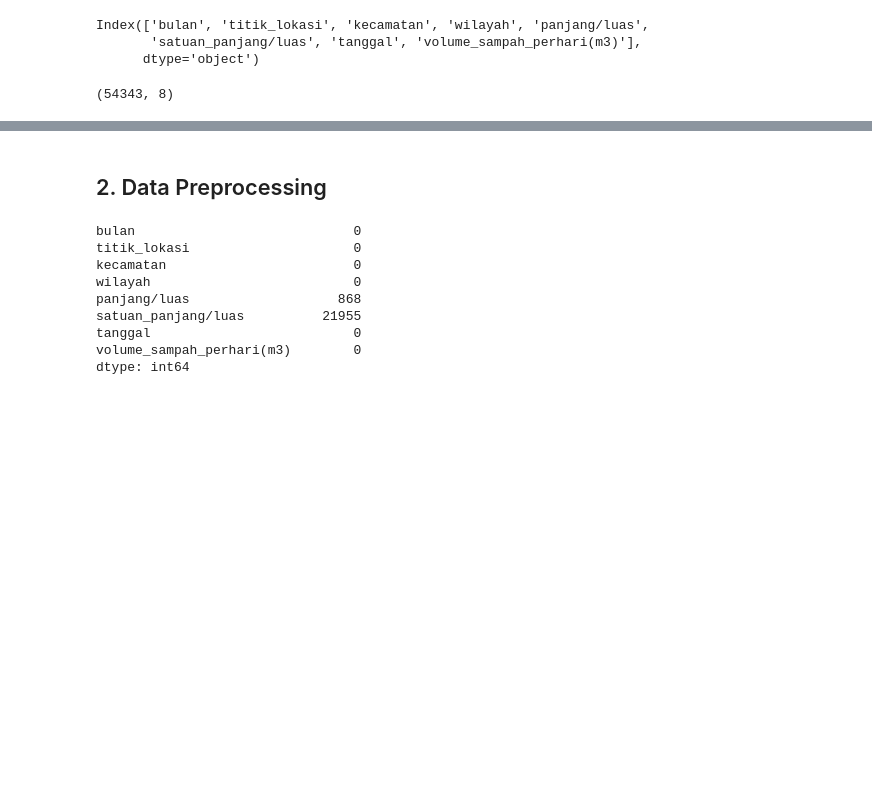
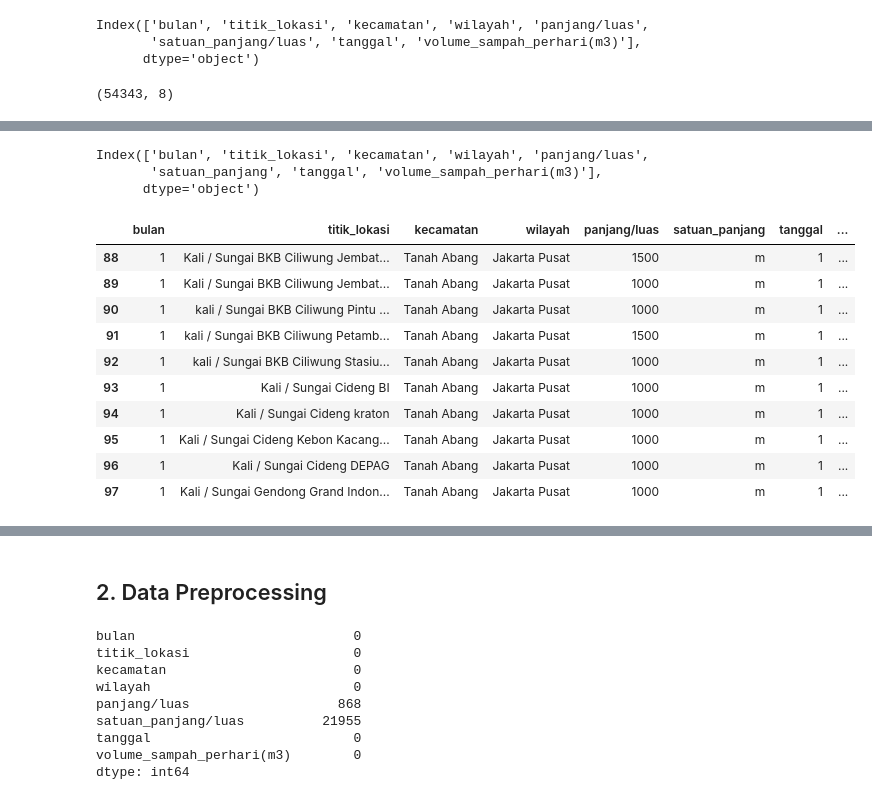
Before and after one commit to pramudianzaheka92/ProjectTugasAkhir, a Jupyter notebook: 1 - 2021/Prediksi Tingkat Pengangkutan Volume Sampah di Bulan Januari 2021.ipynb, the cells around one changed output, grey strips where cells are left out. Saved outputs shown, nothing was run; the diff lists cells and outputs as text; code cells hidden in the pictures; blank space fills up the shorter version.

Commit message:
Mengupdate Data Visualisasi serta Memberikan Hasil Analisa

```diff
--- a/1 - 2021/Prediksi Tingkat Pengangkutan Volume Sampah di Bulan Januari 2021.ipynb
+++ b/1 - 2021/Prediksi Tingkat Pengangkutan Volume Sampah di Bulan Januari 2021.ipynb
@@ -127 +127,26 @@ hektar       31
 Name: satuan_panjang/luas, dtype: int64
+# %%
+# Mengubah nama kolom satuan_panjang/luas menjadi satuan_panjang
+rename_column_data = data_januari.rename(columns={"satuan_panjang/luas":"satuan_panjang"})
+
+rename_column_data.columns
+# %% [output]
+Index(['bulan', 'titik_lokasi', 'kecamatan', 'wilayah', 'panjang/luas',
+       'satuan_panjang', 'tanggal', 'volume_sampah_perhari(m3)'],
+      dtype='object')
+# %%
+# Memisahkan semua data yang memiliki kecamatan = Tanah Abang
+data_tanah_abang = rename_column_data[rename_column_data.kecamatan == "Tanah Abang"]
+data_tanah_abang.head(10)
+# %% [output]
+|  | bulan | titik_lokasi | kecamatan | wilayah | panjang/luas | satuan_panjang | tanggal | ... |
+| 88 | 1 | Kali / Sungai BKB Ciliwung Jembat... | Tanah Abang | Jakarta Pusat | 1500 | m | 1 | ... |
+| 89 | 1 | Kali / Sungai BKB Ciliwung Jembat... | Tanah Abang | Jakarta Pusat | 1000 | m | 1 | ... |
+| 90 | 1 | kali / Sungai BKB Ciliwung Pintu ... | Tanah Abang | Jakarta Pusat | 1000 | m | 1 | ... |
+| 91 | 1 | kali / Sungai BKB Ciliwung Petamb... | Tanah Abang | Jakarta Pusat | 1500 | m | 1 | ... |
+| 92 | 1 | kali / Sungai BKB Ciliwung Stasiu... | Tanah Abang | Jakarta Pusat | 1000 | m | 1 | ... |
+| 93 | 1 | Kali / Sungai Cideng BI | Tanah Abang | Jakarta Pusat | 1000 | m | 1 | ... |
+| 94 | 1 | Kali / Sungai Cideng kraton | Tanah Abang | Jakarta Pusat | 1000 | m | 1 | ... |
+| 95 | 1 | Kali / Sungai Cideng Kebon Kacang... | Tanah Abang | Jakarta Pusat | 1000 | m | 1 | ... |
+| 96 | 1 | Kali / Sungai Cideng DEPAG | Tanah Abang | Jakarta Pusat | 1000 | m | 1 | ... |
+| 97 | 1 | Kali / Sungai Gendong Grand Indon... | Tanah Abang | Jakarta Pusat | 1000 | m | 1 | ... |
```
Also changed, not shown: parts of 17 cells of this notebook.
